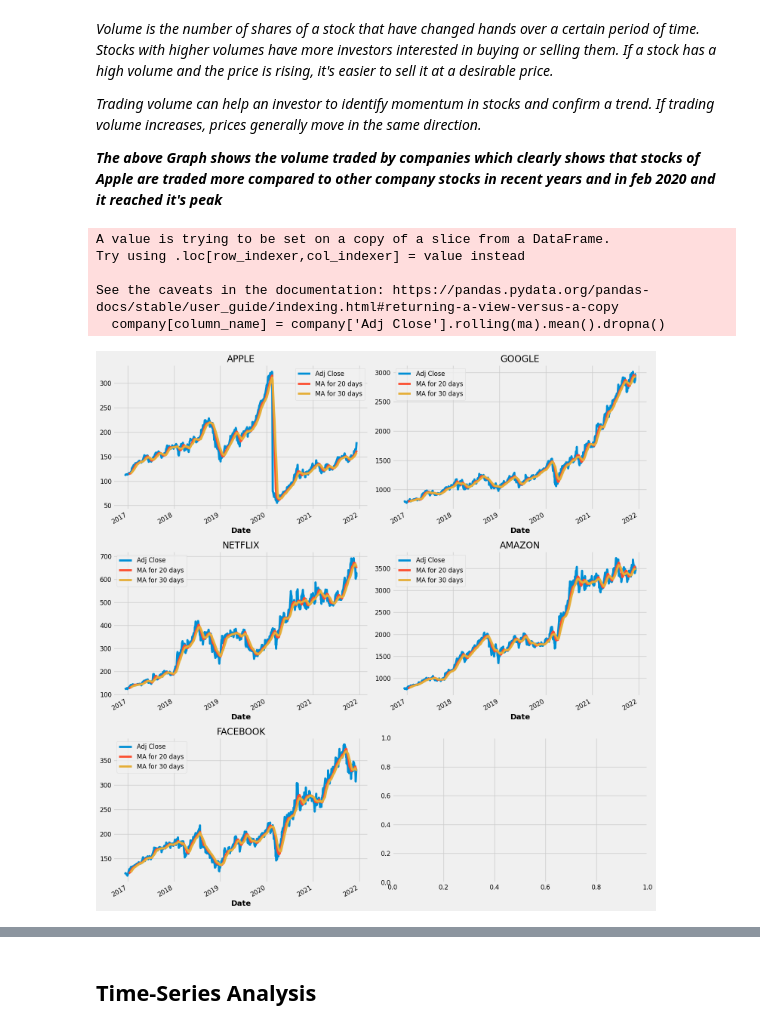
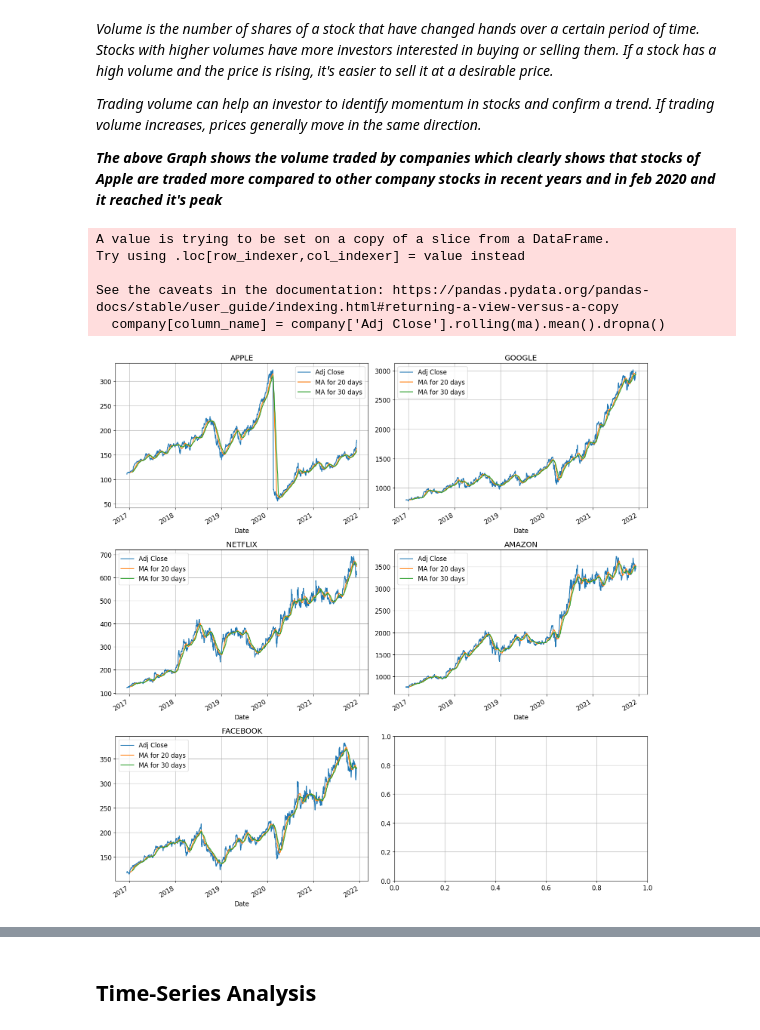
Before and after one commit to HemanthTalla/StockMarketPrediction, a Jupyter notebook: DDA_FinalProject.ipynb, the cells around one changed output, grey strips where cells are left out. Saved outputs shown, nothing was run; the diff lists cells and outputs as text; code cells hidden in the pictures.

```diff
--- a/DDA_FinalProject.ipynb
+++ b/DDA_FinalProject.ipynb
@@ -84,7 +84,9 @@ sns.set_style('whitegrid')
 import matplotlib
 %matplotlib inline
 import matplotlib.pyplot as plt
-plt.style.use("fivethirtyeight")
+#plt.style.use("fivethirtyeight")
+plt.rcdefaults()
+plt.rcParams['axes.grid'] = True
 from matplotlib.figure import Figure
 fig = Figure()
 # %%
@@ -225,37 +227,38 @@ for company in company_list:
         column_name = f"MA for {ma} days"
         company[column_name] = company['Adj Close'].rolling(ma).mean().dropna()
 
-plt.style.use("fivethirtyeight")
+plt.rcdefaults()
+plt.rcParams['axes.grid'] = True
 plt.rcParams.update({'font.size': 12})
 
 fig, axes = plt.subplots(nrows=3, ncols=2)
 fig.set_figheight(15)
 fig.set_figwidth(15)
 
 df_AAPL[['Adj Close', 'MA for 20 days', 'MA for 30 days']].plot(ax=axes[0,0])
 axes[0,0].set_title('APPLE')
 
 df_AMZN[['Adj Close', 'MA for 20 days', 'MA for 30 days']].plot(ax=axes[1,1])
 axes[1,1].set_title('AMAZON')
 
 df_FB[['Adj Close', 'MA for 20 days', 'MA for 30 days']].plot(ax=axes[2,0])
 axes[2,0].set_title('FACEBOOK')
 
 df_NFLX[['Adj Close', 'MA for 20 days', 'MA for 30 days']].plot(ax=axes[1,0])
 axes[1,0].set_title('NETFLIX')
 
 df_GOOG[['Adj Close','MA for 20 days', 'MA for 30 days']].plot(ax=axes[0,1])
 axes[0,1].set_title('GOOGLE')
 
 fig.tight_layout()
 plt.show()
 # %% [output]
 A value is trying to be set on a copy of a slice from a DataFrame.
 Try using .loc[row_indexer,col_indexer] = value instead
 
 See the caveats in the documentation: https://pandas.pydata.org/pandas-docs/stable/user_guide/indexing.html#returning-a-view-versus-a-copy
   company[column_name] = company['Adj Close'].rolling(ma).mean().dropna()
-[figure, old version]
+[figure, new version]
 # %%
 # Calculate the stock correlation matrix
 import seaborn as sns
```
Also changed, not shown: parts of 45 cells of this notebook, 1 other file.
